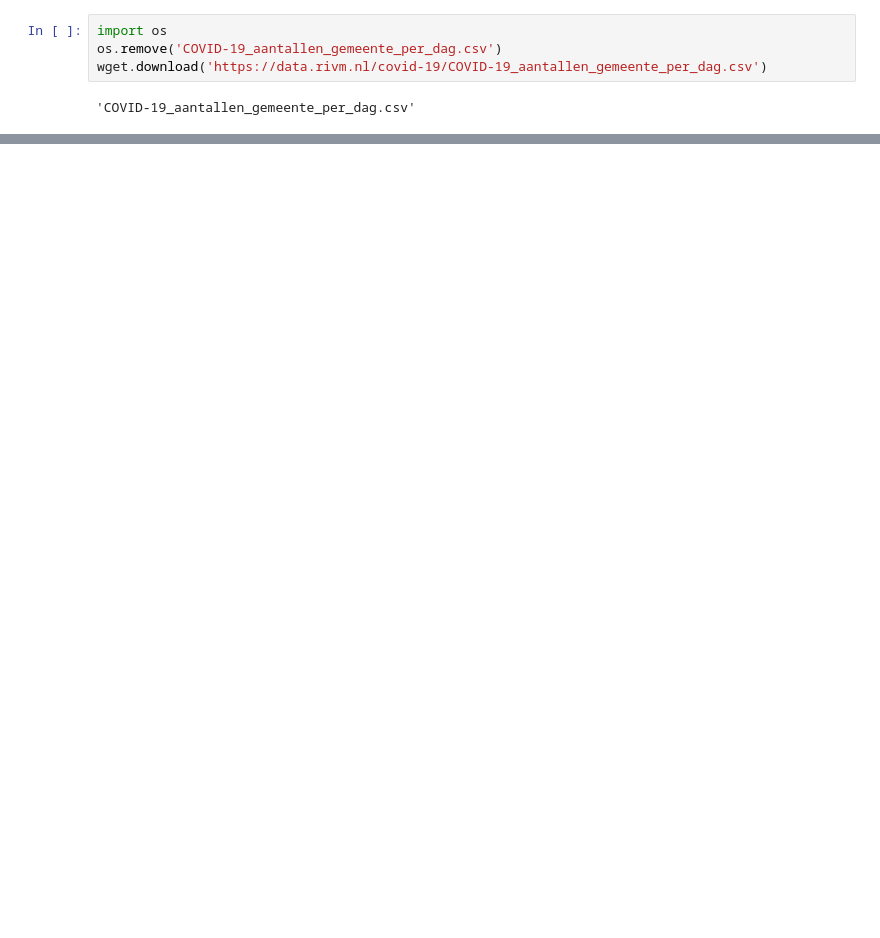
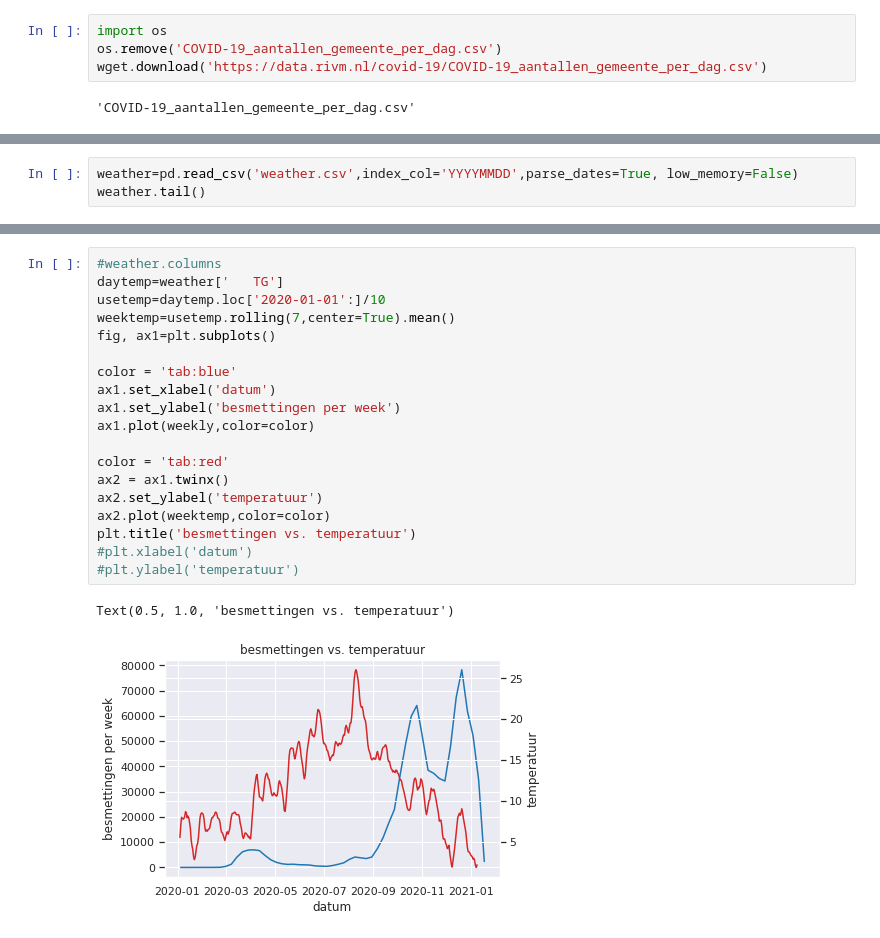
Before and after one commit to tfwittwer/CovidNL, a Jupyter notebook: covidstats.ipynb, the cells around one changed output, grey strips where cells are left out. Saved outputs shown, nothing was run; the diff lists cells and outputs as text; blank space fills up the shorter version.

```diff
--- a/covidstats.ipynb
+++ b/covidstats.ipynb
@@ -108,0 +113,3 @@ Text(0.5, 1.0, 'Vlaardingen')
+# %%
+weather=pd.read_csv('weather.csv',index_col='YYYYMMDD',parse_dates=True, low_memory=False)
+weather.tail()
@@ -108,0 +125,22 @@ Text(0.5, 1.0, 'Vlaardingen')
+# %%
+#weather.columns
+daytemp=weather['   TG']
+usetemp=daytemp.loc['2020-01-01':]/10
+weektemp=usetemp.rolling(7,center=True).mean()
+fig, ax1=plt.subplots()
+
+color = 'tab:blue'
+ax1.set_xlabel('datum')
+ax1.set_ylabel('besmettingen per week')
+ax1.plot(weekly,color=color)
+
+color = 'tab:red'
+ax2 = ax1.twinx()
+ax2.set_ylabel('temperatuur')
+ax2.plot(weektemp,color=color)
+plt.title('besmettingen vs. temperatuur')
+#plt.xlabel('datum')
+#plt.ylabel('temperatuur')
+# %% [output]
+Text(0.5, 1.0, 'besmettingen vs. temperatuur')
+[figure, added]
```
Also changed, not shown: parts of 10 cells of this notebook, 1 other file.
